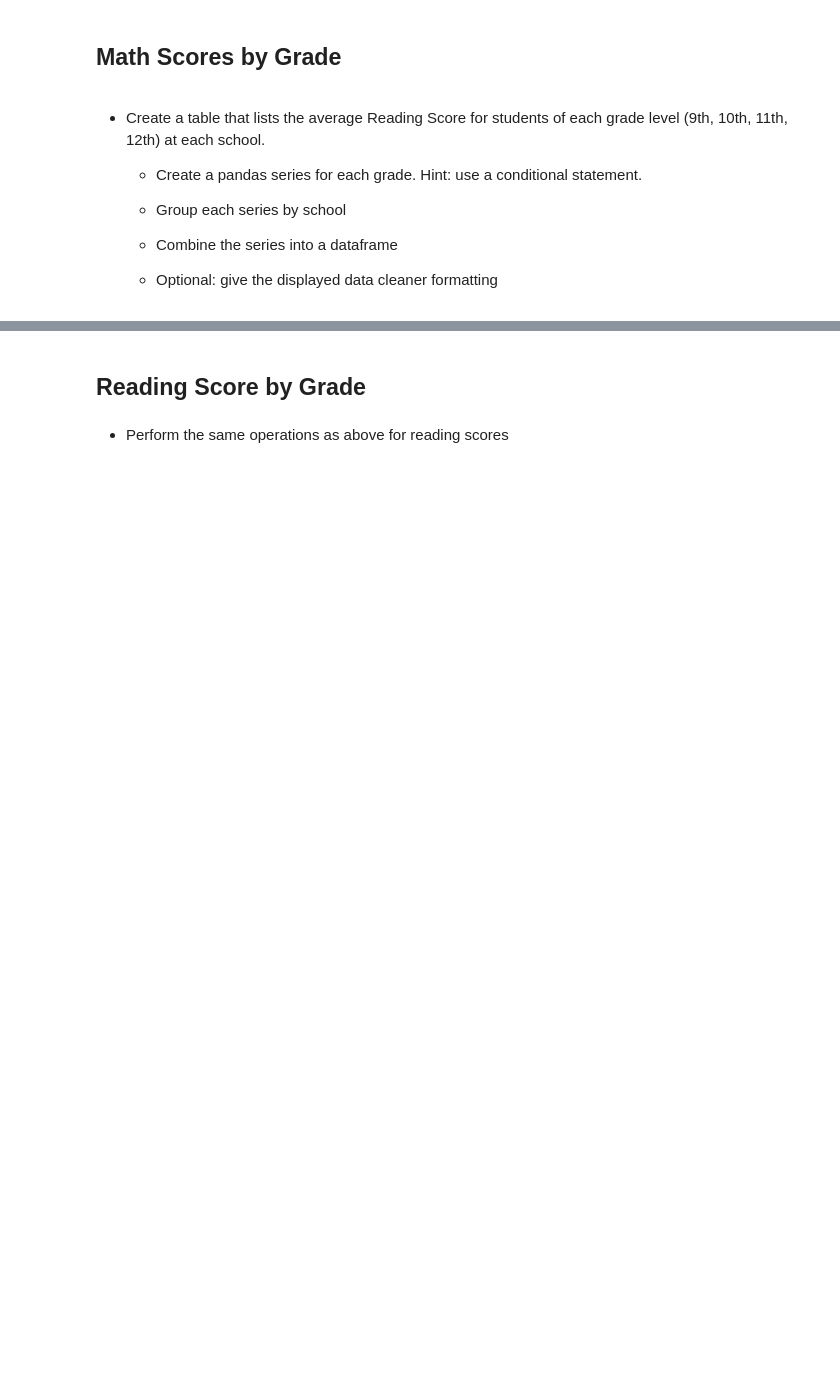
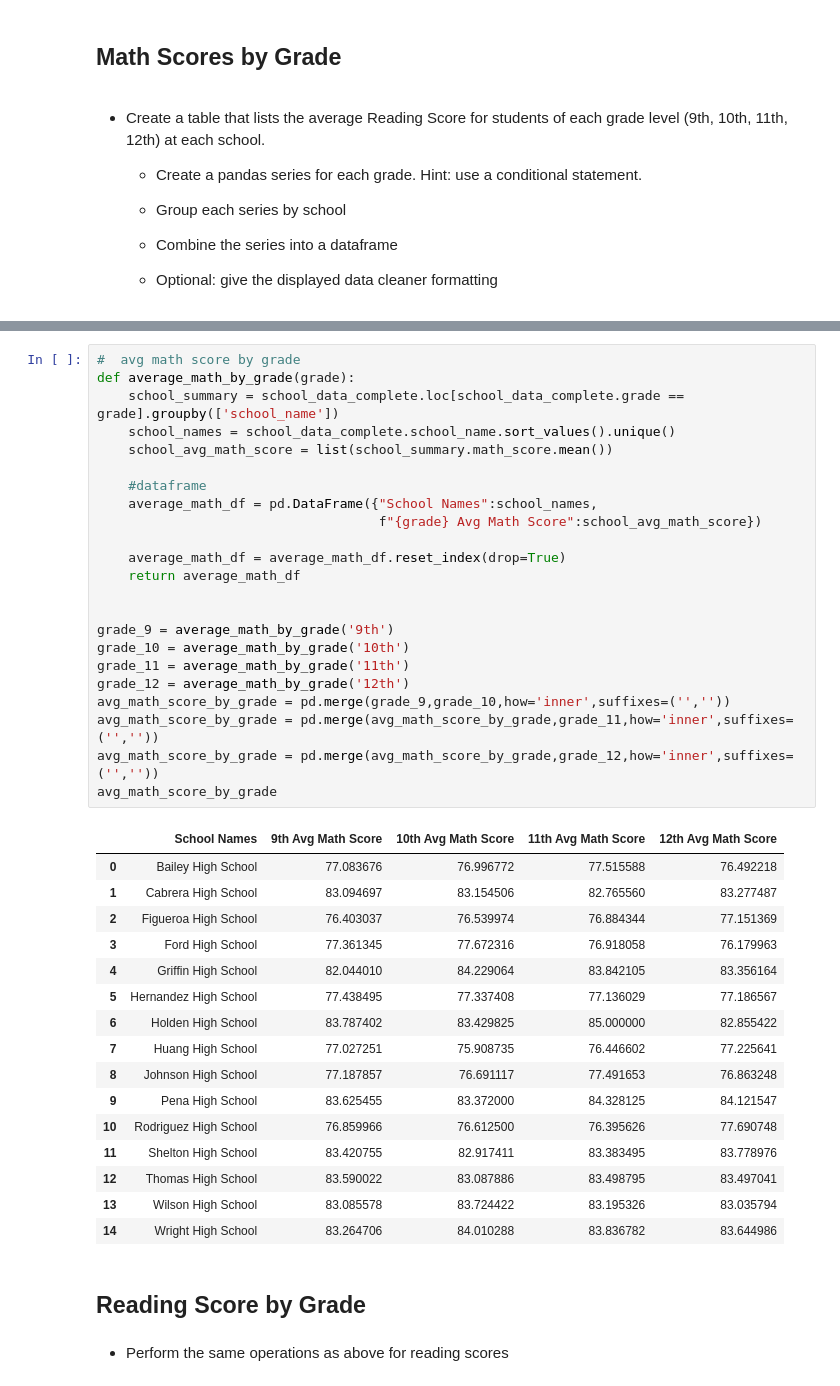
Before and after one commit to stasmruz/pandas_challange, a Jupyter notebook: PyCitySchools/pyCitySchool.ipynb, the cells around one changed output, grey strips where cells are left out. Cells and saved outputs as stored; diff of their text form; blank space fills up the shorter version.

```diff
--- a/PyCitySchools/pyCitySchool.ipynb
+++ b/PyCitySchools/pyCitySchool.ipynb
@@ -238,3 +222,43 @@ top_5
+# %%
+#  avg math score by grade
+def average_math_by_grade(grade):
+    school_summary = school_data_complete.loc[school_data_complete.grade == grade].groupby(['school_name'])
+    school_names = school_data_complete.school_name.sort_values().unique()
+    school_avg_math_score = list(school_summary.math_score.mean())
+
+    #dataframe
+    average_math_df = pd.DataFrame({"School Names":school_names,
+                                    f"{grade} Avg Math Score":school_avg_math_score})
+
+    average_math_df = average_math_df.reset_index(drop=True)
+    return average_math_df
+
+
+grade_9 = average_math_by_grade('9th')
+grade_10 = average_math_by_grade('10th')
+grade_11 = average_math_by_grade('11th')
+grade_12 = average_math_by_grade('12th')
+avg_math_score_by_grade = pd.merge(grade_9,grade_10,how='inner',suffixes=('',''))
+avg_math_score_by_grade = pd.merge(avg_math_score_by_grade,grade_11,how='inner',suffixes=('',''))
+avg_math_score_by_grade = pd.merge(avg_math_score_by_grade,grade_12,how='inner',suffixes=('',''))
+avg_math_score_by_grade
+# %% [output]
+|  | School Names | 9th Avg Math Score | 10th Avg Math Score | 11th Avg Math Score | 12th Avg Math Score |
+| 0 | Bailey High School | 77.083676 | 76.996772 | 77.515588 | 76.492218 |
+| 1 | Cabrera High School | 83.094697 | 83.154506 | 82.765560 | 83.277487 |
+| 2 | Figueroa High School | 76.403037 | 76.539974 | 76.884344 | 77.151369 |
+| 3 | Ford High School | 77.361345 | 77.672316 | 76.918058 | 76.179963 |
+| 4 | Griffin High School | 82.044010 | 84.229064 | 83.842105 | 83.356164 |
+| 5 | Hernandez High School | 77.438495 | 77.337408 | 77.136029 | 77.186567 |
+| 6 | Holden High School | 83.787402 | 83.429825 | 85.000000 | 82.855422 |
+| 7 | Huang High School | 77.027251 | 75.908735 | 76.446602 | 77.225641 |
+| 8 | Johnson High School | 77.187857 | 76.691117 | 77.491653 | 76.863248 |
+| 9 | Pena High School | 83.625455 | 83.372000 | 84.328125 | 84.121547 |
+| 10 | Rodriguez High School | 76.859966 | 76.612500 | 76.395626 | 77.690748 |
+| 11 | Shelton High School | 83.420755 | 82.917411 | 83.383495 | 83.778976 |
+| 12 | Thomas High School | 83.590022 | 83.087886 | 83.498795 | 83.497041 |
+| 13 | Wilson High School | 83.085578 | 83.724422 | 83.195326 | 83.035794 |
+| 14 | Wright High School | 83.264706 | 84.010288 | 83.836782 | 83.644986 |
 # %% [markdown]
 ## Reading Score by Grade
 # %% [markdown]
```
Also changed, not shown: parts of 11 cells of this notebook.
